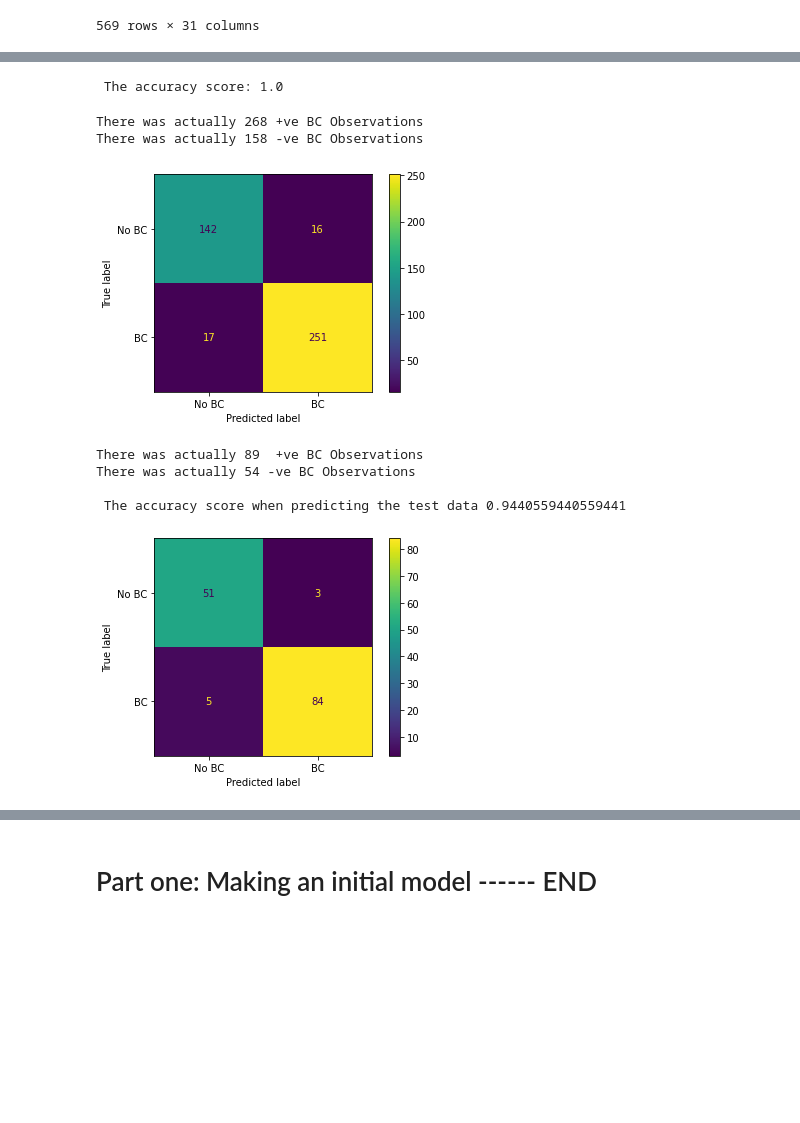
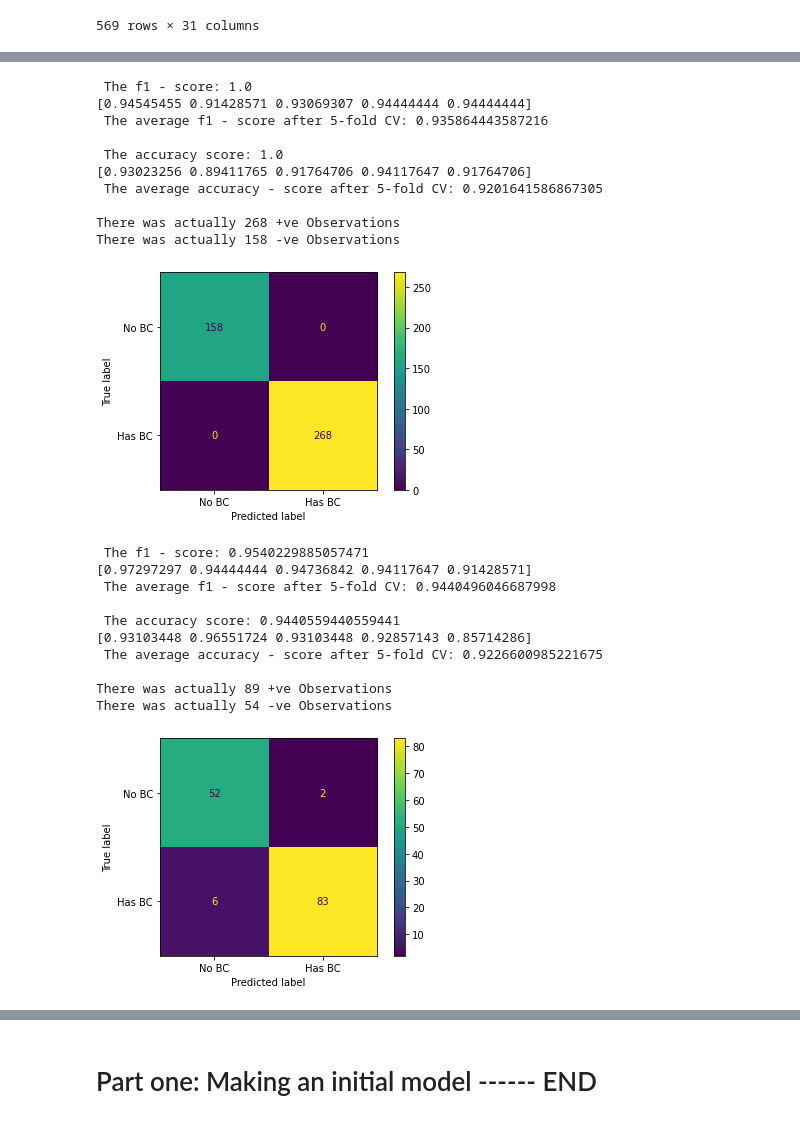
Before and after one commit to swk2020/Breast_Cancer_Detection, a Jupyter notebook: BREAST CANCER DETECTION WITH CCP.ipynb, the cells around one changed output, grey strips where cells are left out. Cells and saved outputs as stored; diff of their text form; code cells hidden in the pictures; blank space fills up the shorter version.

```diff
--- a/BREAST CANCER DETECTION WITH CCP.ipynb
+++ b/BREAST CANCER DETECTION WITH CCP.ipynb
@@ -119,48 +156,40 @@ clf_dt = clf_dt.fit(X_train, y_train)
 # We now predict y_train from "X_train" alone using the clf_dt model
 
 # predict the training data y_train
-y_train_pred = clf_dt.predict(X_train)
 
-# Print the Accuracy
-print ('')
-print(f' The accuracy score: {accuracy_score(  y_train_pred ,  y_train)}')
-print ('')
+cm_act_acc_f1(dt = clf_dt, y = y_train, X= X_train, pos_label = 'Has BC', neg_label= 'No BC')
 # %% [output]
+ The f1 - score: 1.0
+[0.94545455 0.91428571 0.93069307 0.94444444 0.94444444]
+ The average f1 - score after 5-fold CV: 0.935864443587216
+
  The accuracy score: 1.0
+[0.93023256 0.89411765 0.91764706 0.94117647 0.91764706]
+ The average accuracy - score after 5-fold CV: 0.9201641586867305
+
+There was actually 268 +ve Observations
+There was actually 158 -ve Observations
+[figure, added]
-# %%
-# Then visually compare it to y_test data using this confusion matrix
-plot_confusion_matrix(clf_dt, X_train, y_train, display_labels=["No BC", "BC"])
-
-# What were the actual labels
-print('There was actually ' + str(y_train.sum()) + ' +ve BC Observations')
-print('There was actually ' + str(len(y_train)-y_train.sum()) + ' -ve BC Observations')
-# %% [output]
-There was actually 268 +ve BC Observations
-There was actually 158 -ve BC Observations
-[figure, removed]
 # %%
-# Predict the TESTING data it should be less than 100%
+# Predict the TESTING data accuracy and it should be less than 100%
+
 # We trained the model using X_train and y_train
 # We now predict "y_test" from "X_test" using the clf_dt model
 
 # predict the test daya y_test
-y_test_pred = clf_dt.predict(X_test)
-
-# Then compare it to y_test data using this confusion matrix
-plot_confusion_matrix(clf_dt, X_test, y_test, display_labels=["No BC", "BC"])
-
-# What is the accuracy of the model when it predicts the test Data (should be lower)
-print('There was actually ' + str(y_test.sum()) + '  +ve BC Observations')
-print('There was actually ' + str(len(y_test)-y_test.sum()) + ' -ve BC Observations')
-print ('')
-print(f' The accuracy score when predicting the test data {accuracy_score(y_test_pred,y_test)}')
-print ('')
+cm_act_acc_f1(dt = clf_dt, y = y_test, X= X_test, pos_label = 'Has BC', neg_label= 'No BC')
 # %% [output]
-There was actually 89  +ve BC Observations
-There was actually 54 -ve BC Observations
+ The f1 - score: 0.9540229885057471
+[0.97297297 0.94444444 0.94736842 0.94117647 0.91428571]
+ The average f1 - score after 5-fold CV: 0.9440496046687998
 
- The accuracy score when predicting the test data 0.9440559440559441
+ The accuracy score: 0.9440559440559441
+[0.93103448 0.96551724 0.93103448 0.92857143 0.85714286]
+ The average accuracy - score after 5-fold CV: 0.9226600985221675
+
+There was actually 89 +ve Observations
+There was actually 54 -ve Observations
-[figure, old version]
+[figure, new version]
 # %%
 # What is the F1 -Score of this predictive model
 f1_score(clf_dt, X_test, y_test)
```
Also changed, not shown: parts of 31 cells of this notebook.
